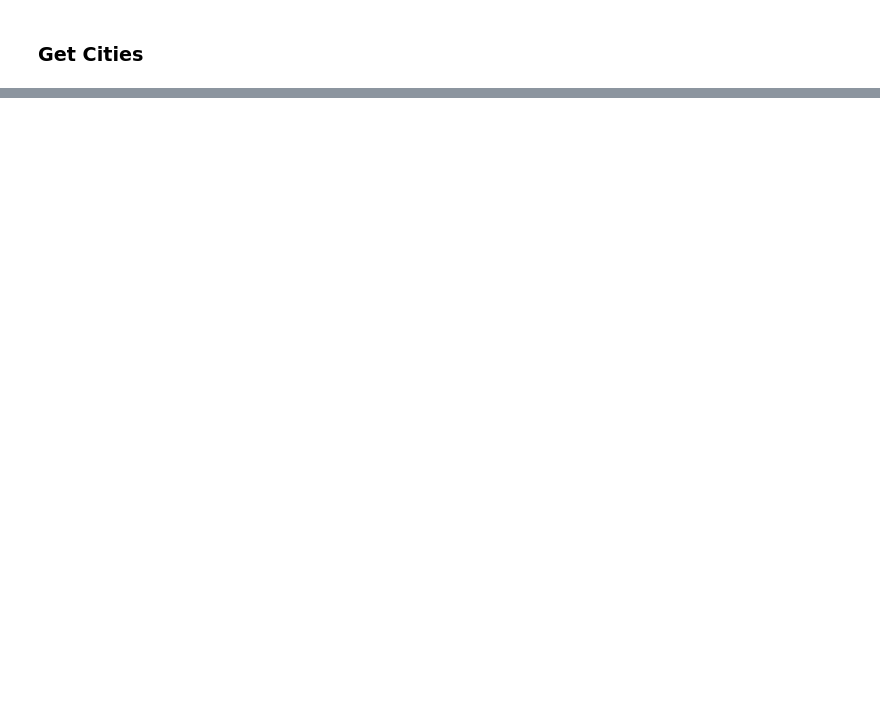
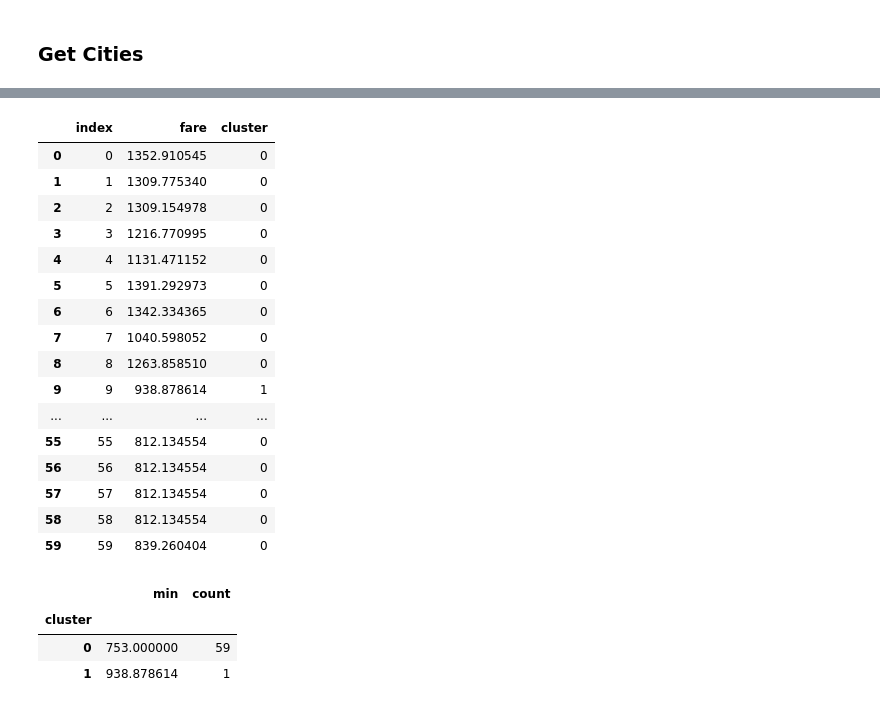
Before and after one commit to treilly94/ML_AirFare, a Jupyter notebook: exploration_noteboook.ipynb, the cells around one changed output, grey strips where cells are left out. Saved outputs shown, nothing was run; the diff lists cells and outputs as text; code cells hidden in the pictures; blank space fills up the shorter version.

```diff
--- a/exploration_noteboook.ipynb
+++ b/exploration_noteboook.ipynb
@@ -93,0 +127,29 @@ fares
+# %%
+pf = pd.concat([ff, pd.DataFrame(db.labels_, columns=["cluster"])], axis=1)
+pf
+# %% [output]
+|  | index | fare | cluster |
+| 0 | 0 | 1352.910545 | 0 |
+| 1 | 1 | 1309.775340 | 0 |
+| 2 | 2 | 1309.154978 | 0 |
+| 3 | 3 | 1216.770995 | 0 |
+| 4 | 4 | 1131.471152 | 0 |
+| 5 | 5 | 1391.292973 | 0 |
+| 6 | 6 | 1342.334365 | 0 |
+| 7 | 7 | 1040.598052 | 0 |
+| 8 | 8 | 1263.858510 | 0 |
+| 9 | 9 | 938.878614 | 1 |
+| ... | ... | ... | ... |
+| 55 | 55 | 812.134554 | 0 |
+| 56 | 56 | 812.134554 | 0 |
+| 57 | 57 | 812.134554 | 0 |
+| 58 | 58 | 812.134554 | 0 |
+| 59 | 59 | 839.260404 | 0 |
+# %%
+rf = pf.groupby("cluster").fare.agg(["min", "count"])
+rf
+# %% [output]
+|  | min | count |
+| cluster |  |  |
+| 0 | 753.000000 | 59 |
+| 1 | 938.878614 | 1 |
```
Also changed, not shown: parts of 12 cells of this notebook.
